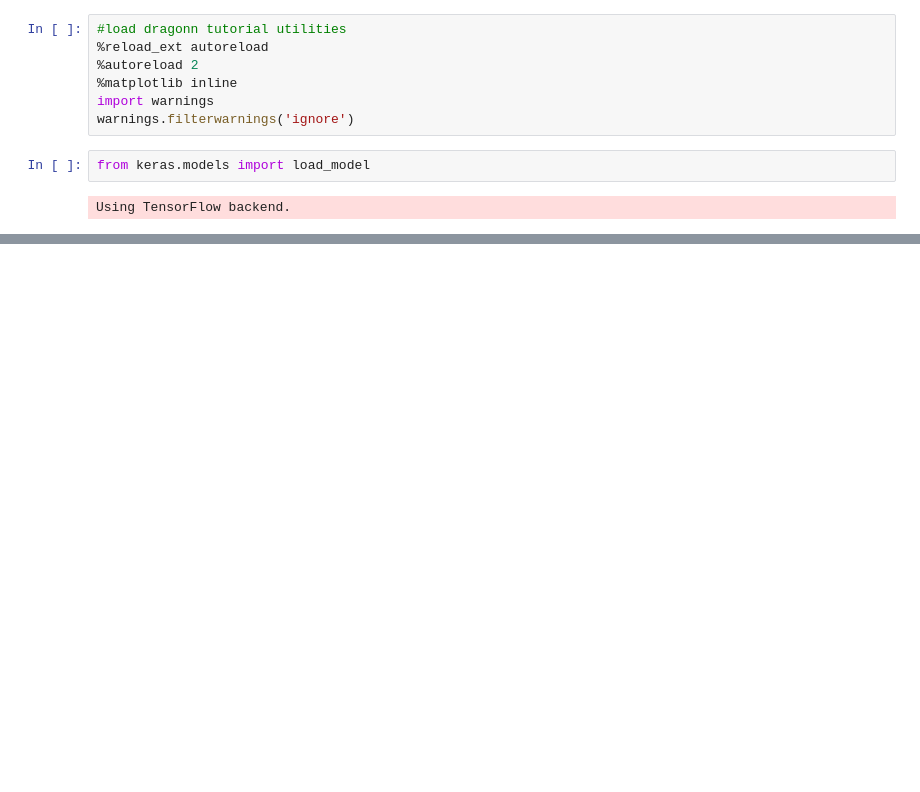
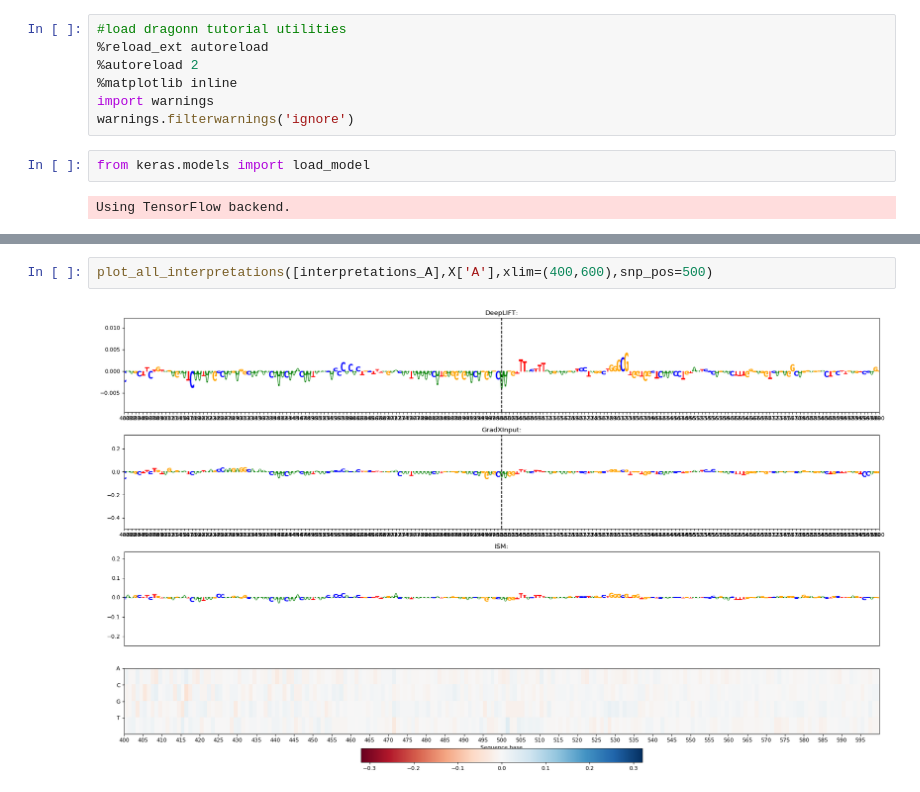
Before and after one commit to kundajelab/alzheimers_parkinsons, a Jupyter notebook: dl_interpret/deepLIFT_for_individual_SNP.ipynb, the cells around one changed output, grey strips where cells are left out. Saved outputs shown, nothing was run; the diff lists cells and outputs as text; blank space fills up the shorter version.

```diff
--- a/dl_interpret/deepLIFT_for_individual_SNP.ipynb
+++ b/dl_interpret/deepLIFT_for_individual_SNP.ipynb
@@ -352,0 +110,4 @@ None
+# %%
+plot_all_interpretations([interpretations_A],X['A'],xlim=(400,600),snp_pos=500)
+# %% [output]
+[figure, added]
```
Also changed, not shown: parts of 43 cells of this notebook, 1 other file.
